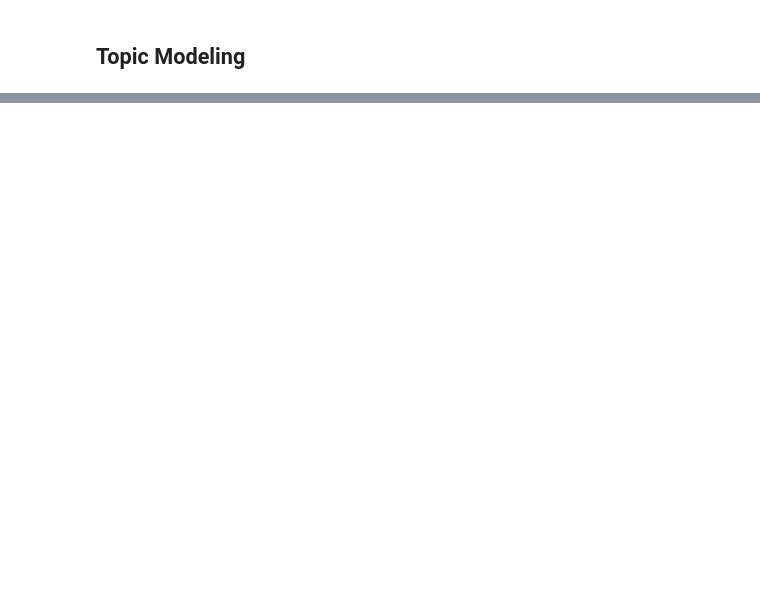
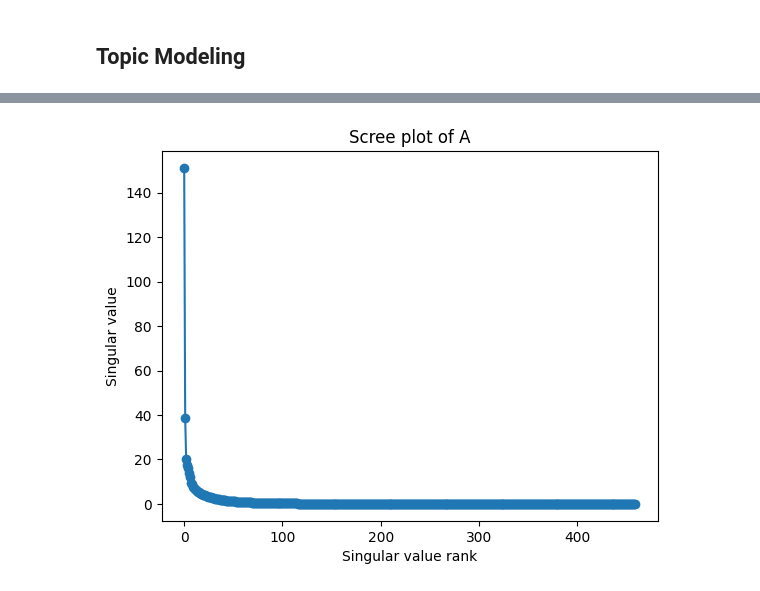
Before and after one commit to danielpatrickhug/Instruction_Kernels, a Jupyter notebook: github_repo_parser.ipynb, the cells around one changed output, grey strips where cells are left out. Saved outputs shown, nothing was run; the diff lists cells and outputs as text; code cells hidden in the pictures; blank space fills up the shorter version.

```diff
--- a/github_repo_parser.ipynb
+++ b/github_repo_parser.ipynb
@@ -493,0 +558,12 @@ from sklearn.feature_extraction.text import CountVectorizer
+# %%
+# Sort the singular values in descending order
+s = S
+
+# Plot the scree plot
+plt.plot(S, 'o-')
+plt.xlabel('Singular value rank')
+plt.ylabel('Singular value')
+plt.title('Scree plot of A')
+plt.show()
+# %% [output]
+[figure, added]
```
Also changed, not shown: parts of 26 cells of this notebook.
